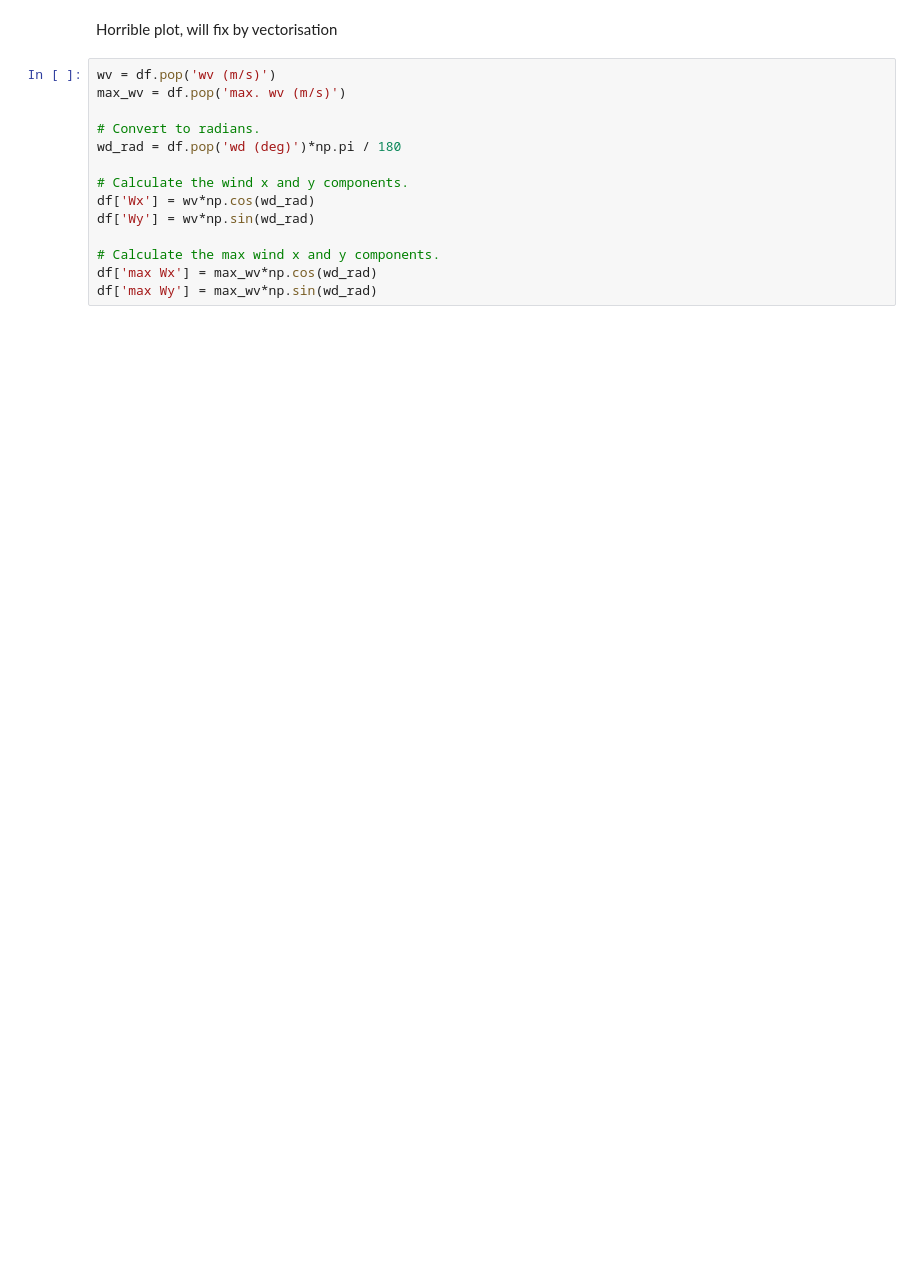
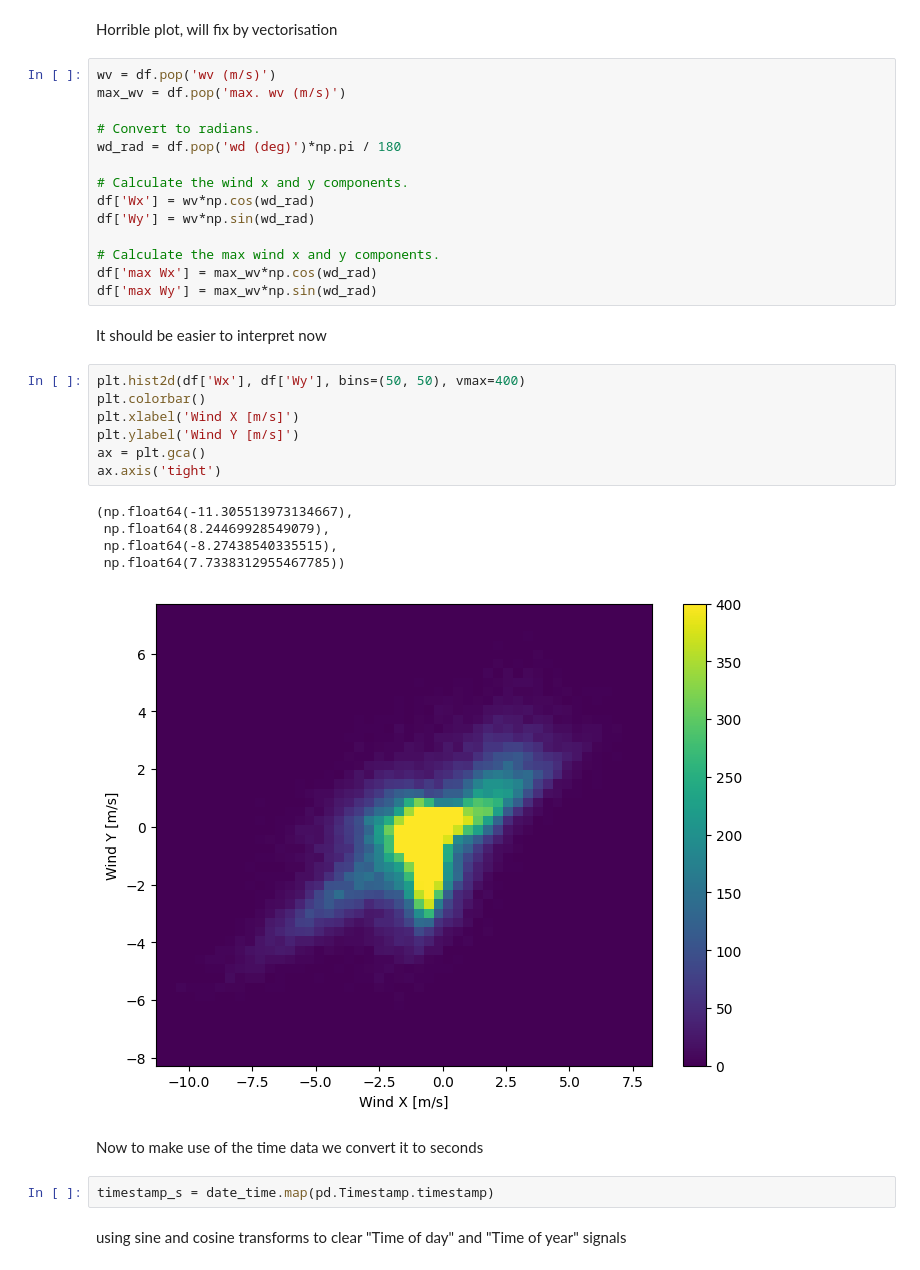
Before and after one commit to Amen1Ftirich/wheather-LLM-model-correlation-analysis, a Jupyter notebook: main_model.ipynb, the cells around one changed output. Drawn from its saved outputs; the diff is of its cells as text; blank space fills up the shorter version.

```diff
--- a/main_model.ipynb
+++ b/main_model.ipynb
@@ -143,3 +145,24 @@ df['Wy'] = wv*np.sin(wd_rad)
 # Calculate the max wind x and y components.
 df['max Wx'] = max_wv*np.cos(wd_rad)
 df['max Wy'] = max_wv*np.sin(wd_rad)
+# %% [markdown]
+It should be easier to interpret now
+# %%
+plt.hist2d(df['Wx'], df['Wy'], bins=(50, 50), vmax=400)
+plt.colorbar()
+plt.xlabel('Wind X [m/s]')
+plt.ylabel('Wind Y [m/s]')
+ax = plt.gca()
+ax.axis('tight')
+# %% [output]
+(np.float64(-11.305513973134667),
+ np.float64(8.24469928549079),
+ np.float64(-8.27438540335515),
+ np.float64(7.7338312955467785))
+[figure, added]
+# %% [markdown]
+Now to make use of the time data we convert it to seconds
+# %%
+timestamp_s = date_time.map(pd.Timestamp.timestamp)
+# %% [markdown]
+using sine and cosine transforms to clear "Time of day" and "Time of year" signals
```
Also changed, not shown: parts of 7 cells of this notebook.
